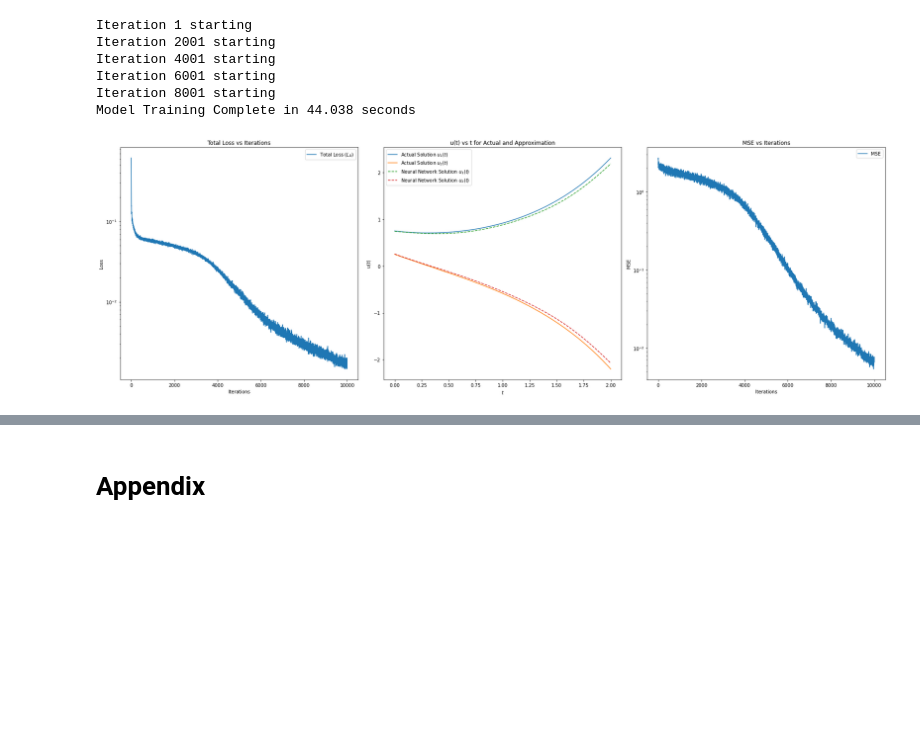
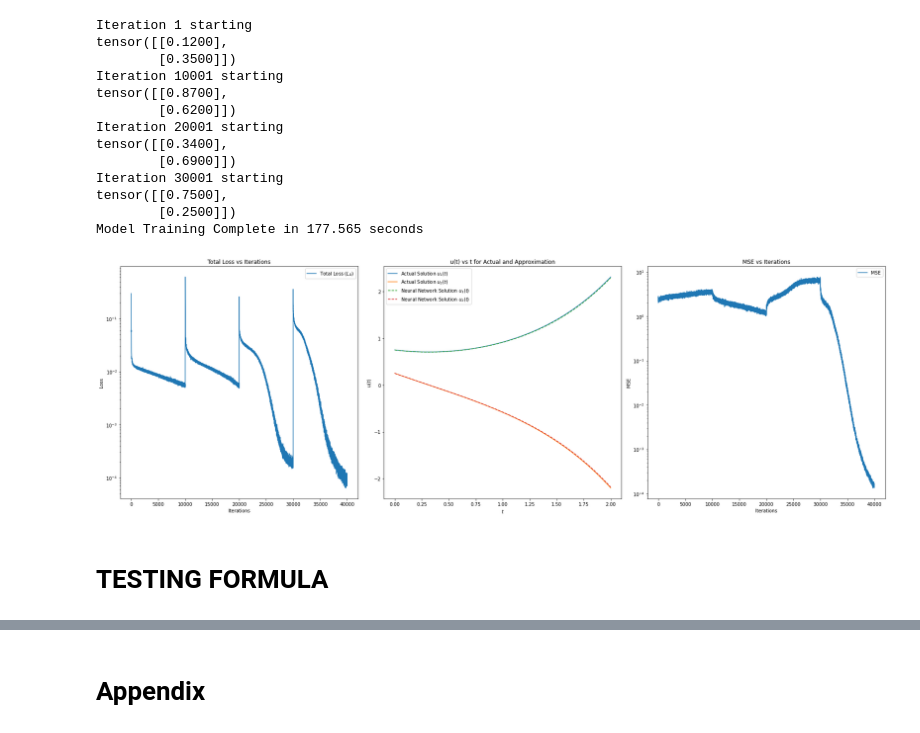
Before and after one commit to Hari-Raval/Harvard-Thesis, a Jupyter notebook: src/solve_two_linear_ode/transfer_learning_differential_equation_solve_V3.ipynb, the cells around one changed output, grey strips where cells are left out. Saved outputs shown, nothing was run; the diff lists cells and outputs as text; code cells hidden in the pictures; blank space fills up the shorter version.

Commit message:
updated plots

```diff
--- a/src/solve_two_linear_ode/transfer_learning_differential_equation_solve_V3.ipynb
+++ b/src/solve_two_linear_ode/transfer_learning_differential_equation_solve_V3.ipynb
@@ -83,7 +83,7 @@ class BuildNetwork(nn.Module):
         return result, h
 # %%
 # train and evaluate the model
-def run_model(iterations, x_range, A, v, hid_lay, num_equations, true_functs):
+def run_model(iterations, x_range, A, v_list, hid_lay, num_equations, true_functs):
 
     assert num_equations > 0, 'The number of equations must be >= 1'
 
@@ -103,16 +103,17 @@ def run_model(iterations, x_range, A, v, hid_lay, num_equations, true_functs):
     # store loss and mse values
     loss_history = defaultdict(list)
     MSEs = []
+    current_v_idx = -1
 
     start_time = time.time()
-#     curr_A_indx = -1 NOTE: commented out until we do transfer learning
 
     for i in range(iterations):
 
-        if i % 2000 == 0:
-#             curr_A_indx += 1 NOTE: commented out until we do transfer learning
-#             A = A_vals[curr_A_indx] NOTE: commented out until we do transfer learning
+        if i % 10000 == 0:
             print(f"Iteration {i + 1} starting")
+            current_v_idx += 1
+            v = v_list[current_v_idx]
+            print(v)
 
         # every batch, randomly sample from min and max range
         x = torch.arange(min_x, max_x, 0.001, requires_grad=True)
@@ -223,31 +224,47 @@ def plot_loss_mse_and_solution(x_range, true_functs, iterations, trained_model,
 # set-up differential equation parameters for network
 x_range = [0, 2]
 A = torch.tensor([[0, 1.1], [1.1, 0]])
-v = torch.tensor([[0.75], [0.25]])
+v_list = [torch.tensor([[0.12], [0.35]]), torch.tensor([[0.87], [0.62]]),
+          torch.tensor([[0.34], [0.69]]), torch.tensor([[0.75], [0.25]])]
+# v_list = [torch.tensor([[0.75], [0.25]]), torch.tensor([[0.75], [0.25]]),
+#           torch.tensor([[0.75], [0.25]]), torch.tensor([[0.75], [0.25]])]
 hid_lay = [64, 64, 128]
-num_equations, iterations = 2, 10000
+num_equations, iterations = 2, 40000
 
 # write actual solutions for computing MSE and plotting true solution
+v = v_list[3]
 true_f1 = lambda x: (0.5 * v[0] * np.exp(-1.1 * x) * (np.exp(2.2 * x) + 1) - (0.5 * v[1] * np.exp(-1.1 * x) * (np.exp(2.2 * x) - 1))).numpy()
 true_f2 = lambda x: (0.5 * v[1] * np.exp(-1.1 * x) * (np.exp(2.2 * x) + 1) - (0.5 * v[0] * np.exp(-1.1 * x) * (np.exp(2.2 * x) - 1))).numpy()
 true_functs = [true_f1, true_f2]
 # %%
-# run model which has a loss of the MSE (i.e. no higher order terms)
-loss_history_w1, trained_model_w1, time_w1, MSE_w1 = run_model(iterations=iterations, x_range=x_range,
-                                                               A=A, v=v, hid_lay=hid_lay,
-                                                               num_equations=num_equations,
-                                                               true_functs=true_functs)
 
-# plot the total loss, network vs true solution, and MSE
-plot_loss_mse_and_solution(x_range=x_range, true_functs=true_functs, iterations=iterations,
-                           trained_model=trained_model_w1,
-                           train_losses=loss_history_w1['Ltotal_losses'],
-                           loss_label='Total Loss ($L_D$)', mses=MSE_w1)
+if False:
+    # run model which has a loss of the MSE (i.e. no higher order terms)
+    loss_history_w1, trained_model_w1, time_w1, MSE_w1 = run_model(iterations=iterations, x_range=x_range,
+                                                                   A=A, v_list=v_list, hid_lay=hid_lay,
+                                                                   num_equations=num_equations,
+                                                                   true_functs=true_functs)
+
+    # plot the total loss, network vs true solution, and MSE
+    plot_loss_mse_and_solution(x_range=x_range, true_functs=true_functs, iterations=iterations,
+                               trained_model=trained_model_w1,
+                               train_losses=loss_history_w1['Ltotal_losses'],
+                               loss_label='Total Loss ($L_D$)', mses=MSE_w1)
+
+    # save the model
+    torch.save(trained_model_w1, "./trained_model_40000.pt")
 # %% [output]
 Iteration 1 starting
-Iteration 2001 starting
-Iteration 4001 starting
-Iteration 6001 starting
-Iteration 8001 starting
-Model Training Complete in 44.038 seconds
+tensor([[0.1200],
+        [0.3500]])
+Iteration 10001 starting
+tensor([[0.8700],
+        [0.6200]])
+Iteration 20001 starting
+tensor([[0.3400],
+        [0.6900]])
+Iteration 30001 starting
+tensor([[0.7500],
+        [0.2500]])
+Model Training Complete in 177.565 seconds
-[figure, old version]
+[figure, new version]
@@ -359,0 +271,2 @@ Model Training Complete in 44.038 seconds
+# %% [markdown]
+# TESTING FORMULA
```
Also changed, not shown: parts of 23 cells of this notebook.
